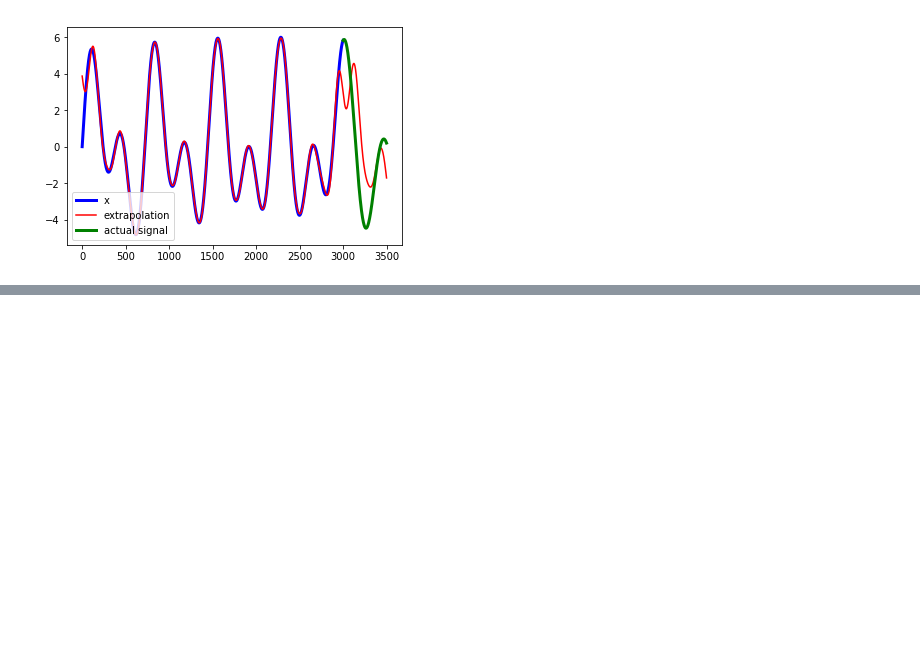
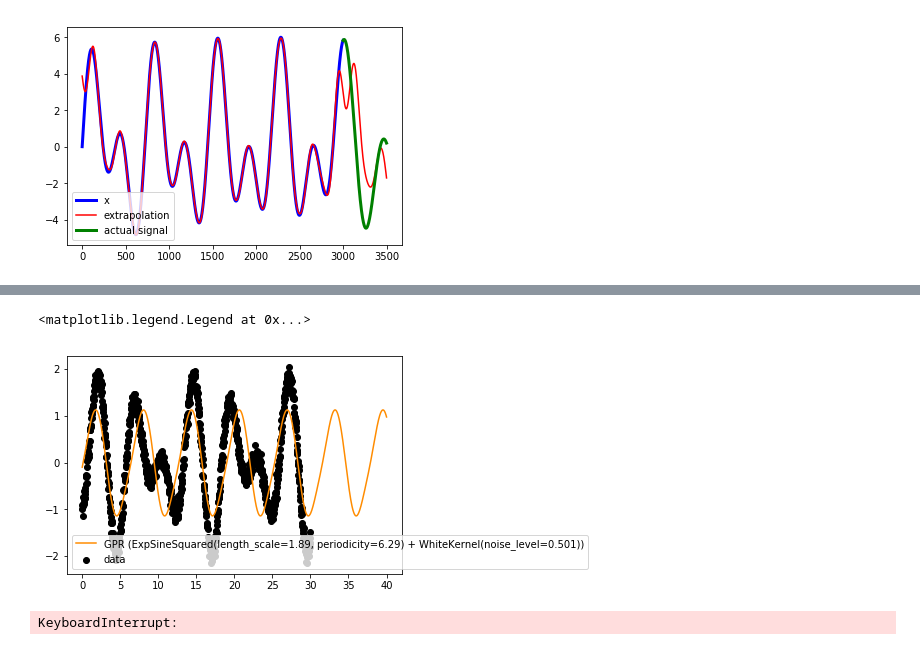
Before and after one commit to callinSwitzer/GarbageCollector, a Jupyter notebook: StackOverflowQuestions.ipynb, the cells around one changed output, grey strips where cells are left out. Saved outputs shown, nothing was run; the diff lists cells and outputs as text; code cells hidden in the pictures; blank space fills up the shorter version.

```diff
--- a/StackOverflowQuestions.ipynb
+++ b/StackOverflowQuestions.ipynb
@@ -1397,0 +1522,23 @@ pl.show()
+# %%
+X_plot = np.linspace(0, 40, 1250)[:, None]
+y_gpr = gpr.predict(X_plot, return_std=False)
+# %%
+plt.scatter(X, y, c='k', label='data')
+plt.plot(X_plot, y_gpr, color='darkorange',
+         label='GPR (%s)' % gpr.kernel_)
+plt.legend()
+# %% [output]
+<matplotlib.legend.Legend at 0x...>
+[figure, added]
+# %%
+from sklearn.kernel_ridge import KernelRidge
+from sklearn.model_selection import GridSearchCV
+# Fit KernelRidge with parameter selection based on 5-fold cross validation
+param_grid = {"alpha": [1e0, 1e-1, 1e-2, 1e-3],
+              "kernel": [ExpSineSquared(l, p)
+                         for l in np.logspace(-2, 2, 10)
+                         for p in np.logspace(0, 2, 10)]}
+kr = GridSearchCV(KernelRidge(), cv=5, param_grid=param_grid)
+kr.fit(X.reshape(-1,1), y)
+# %% [output]
+KeyboardInterrupt:
```
Also changed, not shown: parts of 13 cells of this notebook, 1 other file.
